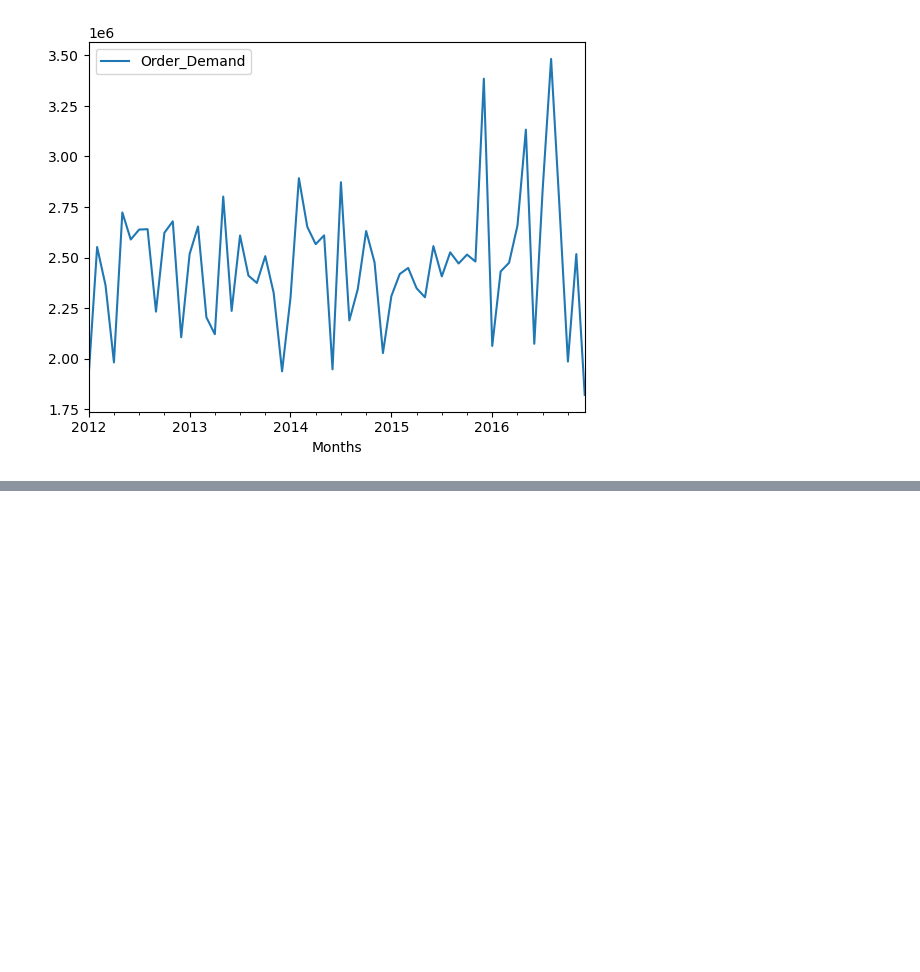
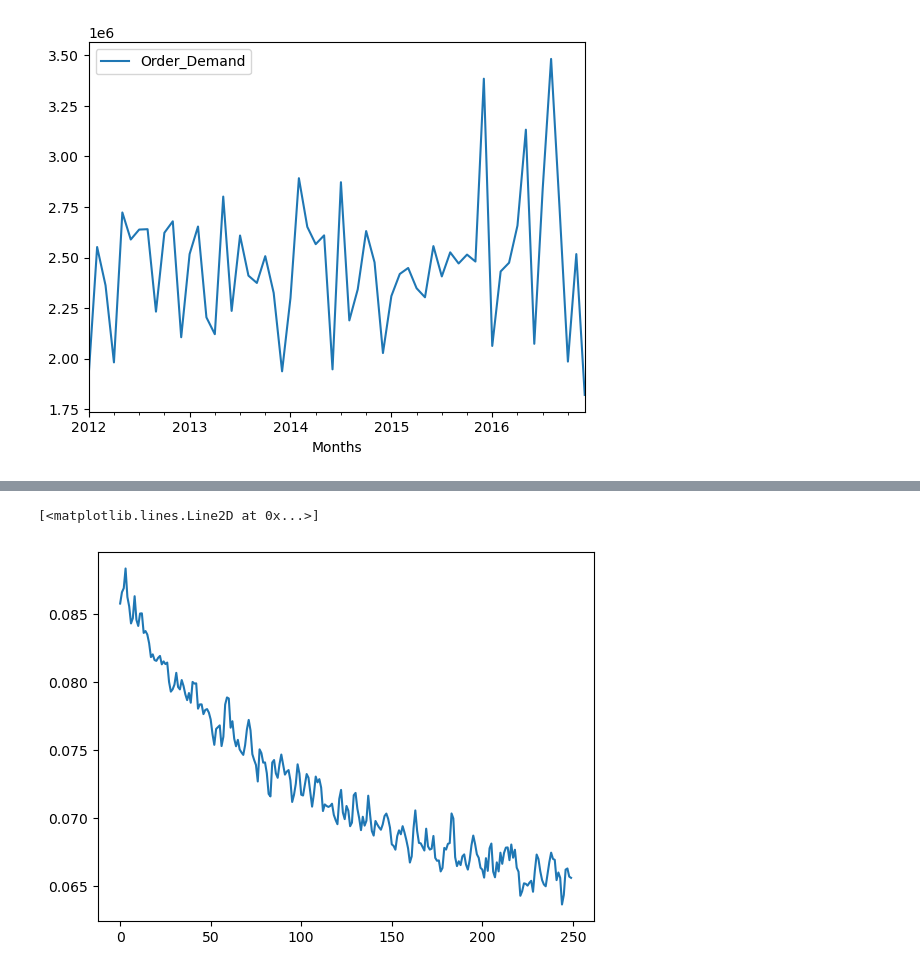
Before and after one commit to dkohlsdorf/sagemaker_experiments, a Jupyter notebook: notebooks/Seasons.ipynb, the cells around one changed output, grey strips where cells are left out. Drawn from its saved outputs; the diff is of its cells as text; code cells hidden in the pictures; blank space fills up the shorter version.

Commit message:
cool AR model

```diff
--- a/notebooks/Seasons.ipynb
+++ b/notebooks/Seasons.ipynb
@@ -42,0 +68,3 @@ plt.show()
+# %%
+N = data_pivot.shape[1]
+History = 4 # Weeks
@@ -42,0 +83,36 @@ plt.show()
+# %%
+class AutoRegressive(tf.keras.Model):
+  def __init__(self, units, out_steps):
+    super().__init__()
+    self.out_steps = out_steps
+    self.units = units
+    self.lstm_cell = LSTMCell(units)
+    self.lstm_rnn = RNN(self.lstm_cell, return_state=True)
+    self.dense = Dense(25)
+
+  def warmup(self, inputs):
+    x, *state = self.lstm_rnn(inputs)
+    prediction = self.dense(x)
+    return prediction, state
+
+  def call(self, inputs, training=None):
+    predictions = []
+    prediction, state = self.warmup(inputs)
+    predictions.append(prediction)
+
+    for n in range(1, self.out_steps):
+      x = prediction
+      x, state = self.lstm_cell(x, states=state, training=training)
+      prediction = self.dense(x)
+      predictions.append(prediction)
+
+    predictions = tf.stack(predictions)
+    predictions = tf.transpose(predictions, [1, 0, 2])
+    return predictions
+# %%
+model = AutoRegressive(32, History)
+model.summary()
+
+early_stopping = EarlyStopping(monitor='val_loss', patience=15, restore_best_weights=True)
+opt = Adam(learning_rate=0.01)
+model.compile(loss='mean_squared_error', optimizer=opt, metrics=[RootMeanSquaredError()])
@@ -42,0 +137,2 @@ plt.show()
+# %%
+hist = model.fit(i, l, batch_size=8, epochs=250)
@@ -42,0 +157,5 @@ plt.show()
+# %%
+plt.plot(hist.history['root_mean_squared_error'], label='Train rmse')
+# %% [output]
+[<matplotlib.lines.Line2D at 0x...>]
+[figure, added]
```
Also changed, not shown: parts of 11 cells of this notebook.
